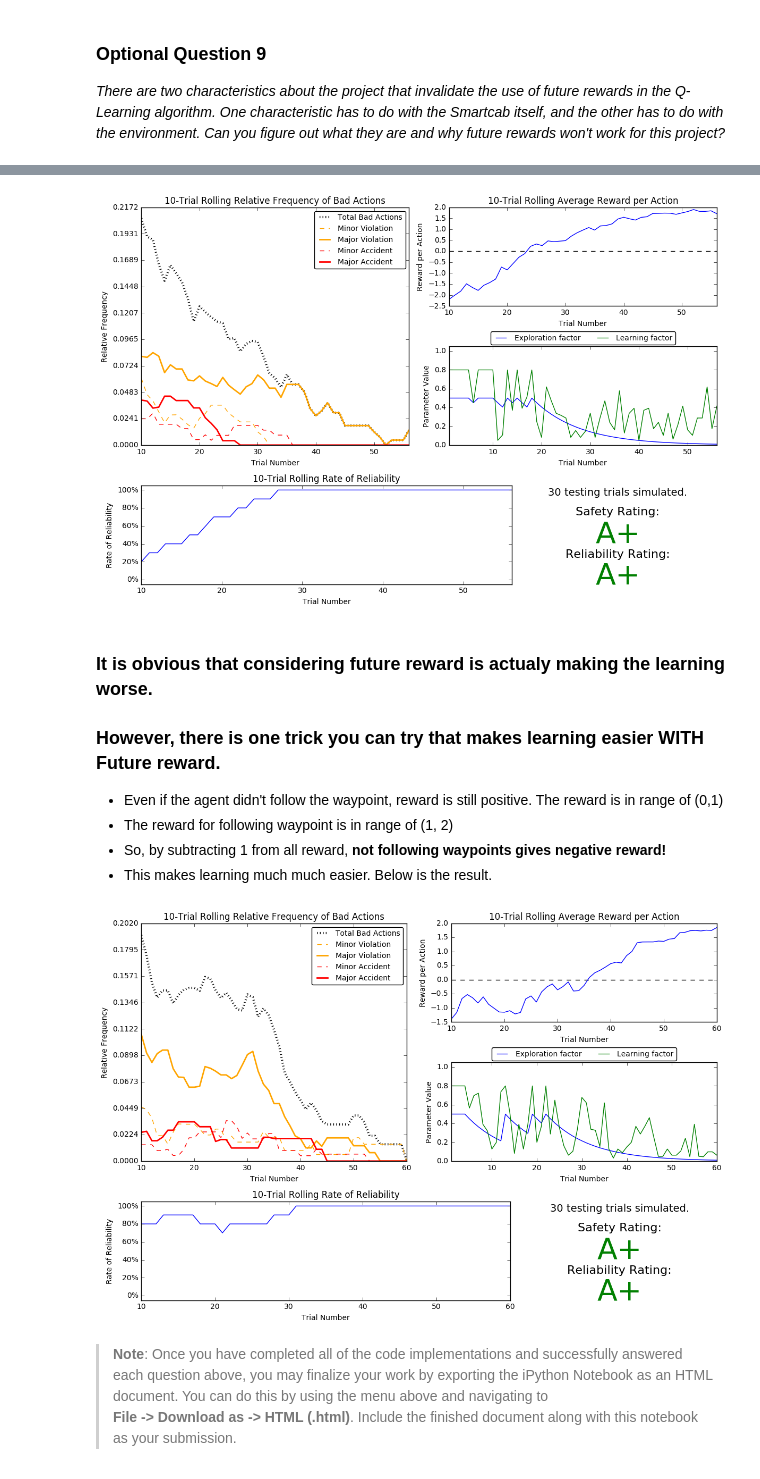
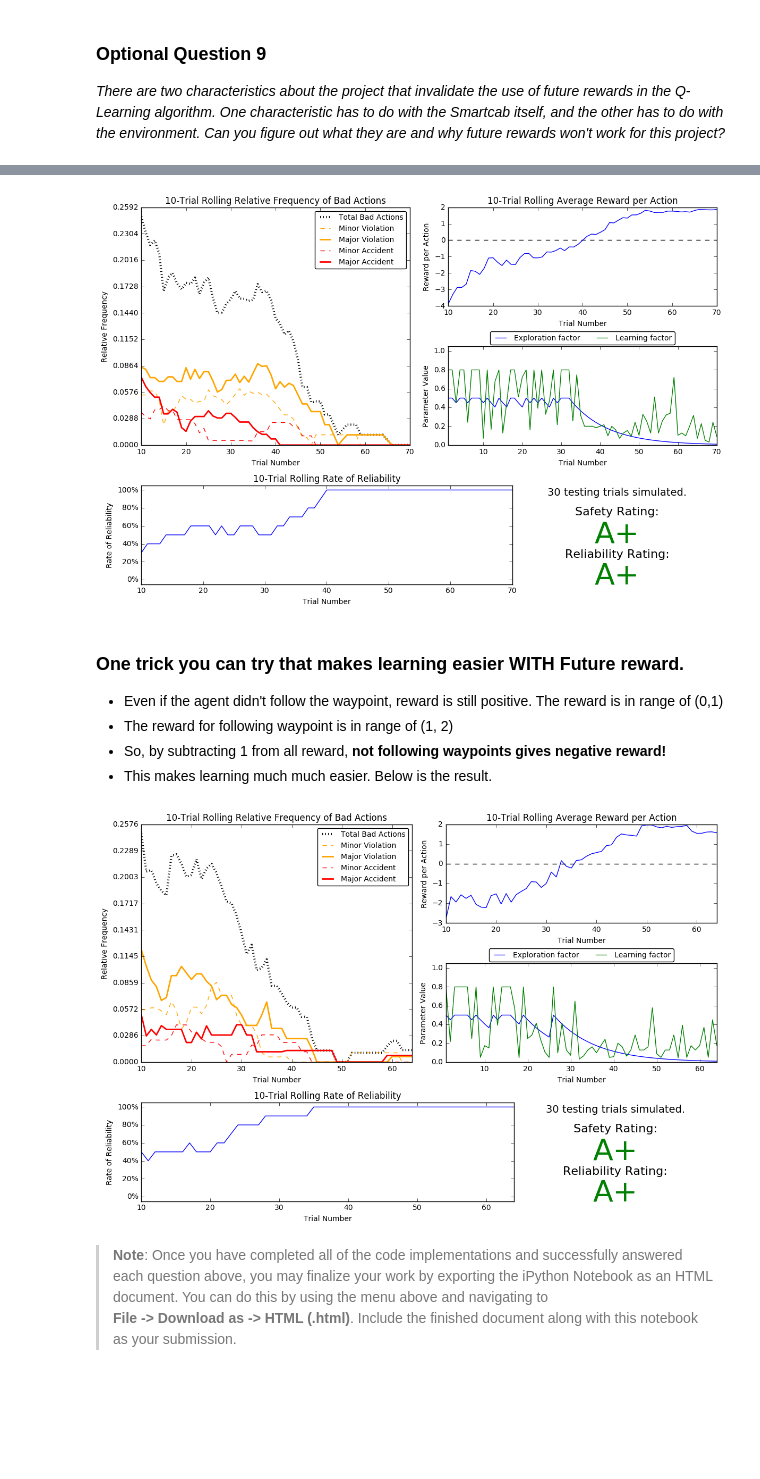
Before and after one commit to afcarl/Udacity-MLND-Project4, a Jupyter notebook: smartcab.ipynb, the cells around one changed output, grey strips where cells are left out. Drawn from its saved outputs; the diff is of its cells as text; code cells hidden in the pictures; blank space fills up the shorter version.

```diff
--- a/smartcab.ipynb
+++ b/smartcab.ipynb
@@ -470,13 +469,12 @@ Curiously, as part of the Q-Learning algorithm, you were asked to **not** use th
 below is the result.
 # %%
 # Load the 'sim_improved-learning' file from the improved Q-Learning simulation
-vs.plot_trials('sim_improved-learning.csv')
+vs.plot_trials('sim_improved-learning_gamma_zero.csv')
 # %% [output]
-[figure, old version]
+[figure, new version]
 # %% [markdown]
-### It is obvious that considering future reward is actualy making the learning worse.
 
-### However, there is one trick you can try that makes learning easier WITH Future reward.
+### One trick you can try that makes learning easier WITH Future reward.
 
 * Even if the agent didn't follow the waypoint, reward is still positive. The reward is in range of (0,1)
 * The reward for following waypoint is in range of (1, 2)
@@ -484,9 +482,9 @@ vs.plot_trials('sim_improved-learning.csv')
 * This makes learning much much easier. Below is the result.
 # %%
 # Load the 'sim_improved-learning' file from the improved Q-Learning simulation
-vs.plot_trials('sim_improved-learning.csv')
+vs.plot_trials('sim_improved-learning_reward_minus_one.csv')
 # %% [output]
-[figure, old version]
+[figure, new version]
 # %% [markdown]
 > **Note**: Once you have completed all of the code implementations and successfully answered each question above, you may finalize your work by exporting the iPython Notebook as an HTML document. You can do this by using the menu above and navigating to
 **File -> Download as -> HTML (.html)**. Include the finished document along with this notebook as your submission.
```
Also changed, not shown: parts of 6 cells of this notebook, 1 other file.
